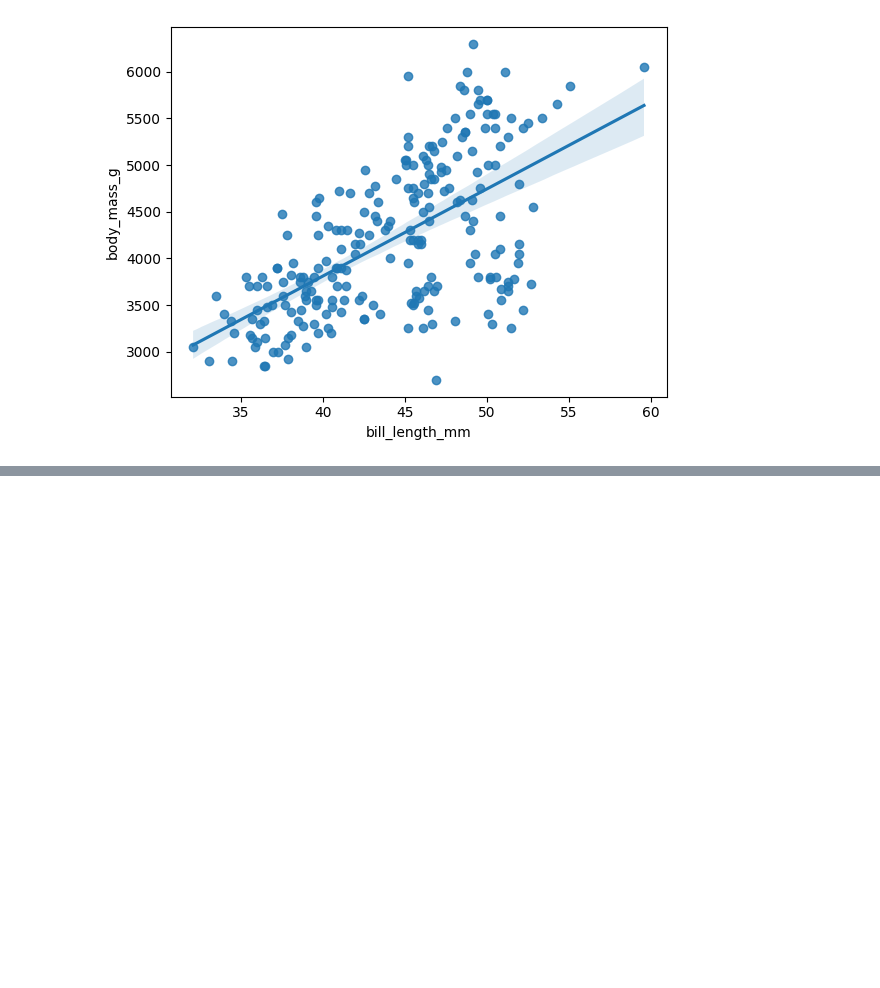
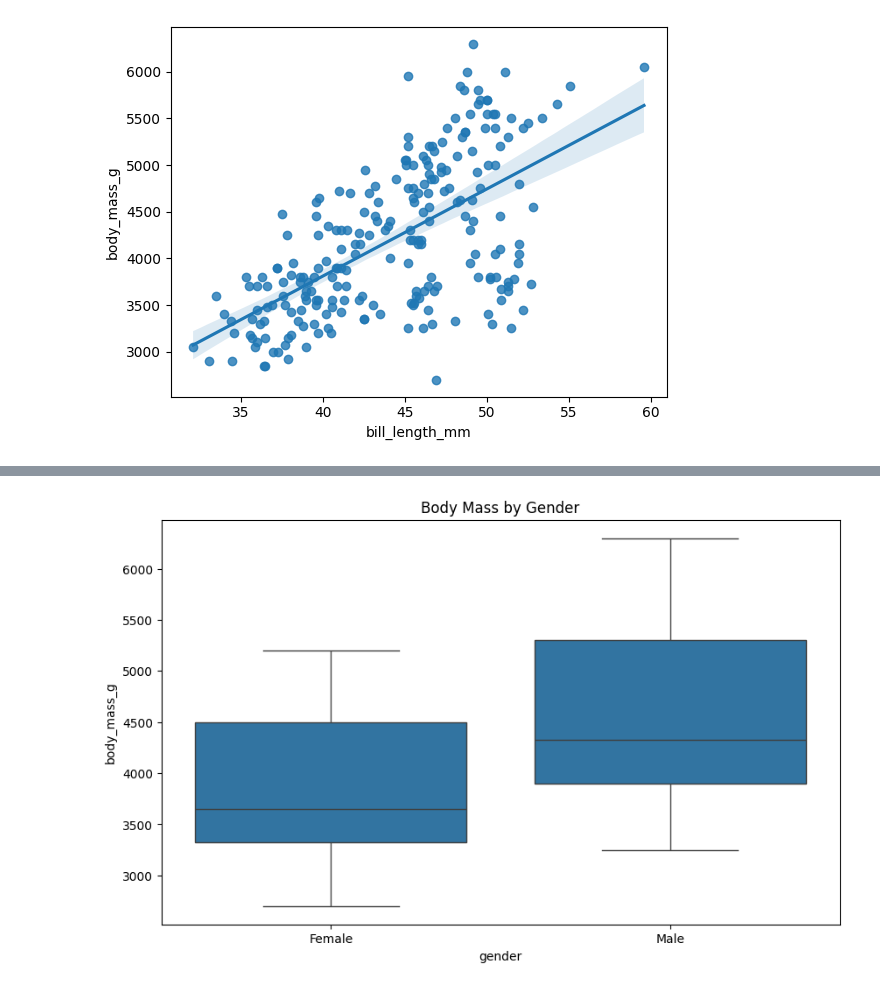
Before and after one commit to salishakya/mindrisers, a Jupyter notebook: Week6-ML/w6-d4.ipynb, the cells around one changed output, grey strips where cells are left out. Drawn from its saved outputs; the diff is of its cells as text; code cells hidden in the pictures; blank space fills up the shorter version.

```diff
--- a/Week6-ML/w6-d4.ipynb
+++ b/Week6-ML/w6-d4.ipynb
@@ -120,0 +84,8 @@ DTypePromotionError: The DType <class 'numpy.dtypes._PyFloatDType'> could not be
+# %%
+# 2. Visualizing the effect of gender on body_mass_g
+plt.figure(figsize=(10, 6))
+sns.boxplot(x="gender", y="body_mass_g", data=ols_data)
+plt.title("Body Mass by Gender")
+plt.show()
+# %% [output]
+[figure, added]
```
Also changed, not shown: parts of 12 cells of this notebook, 1 other file.
